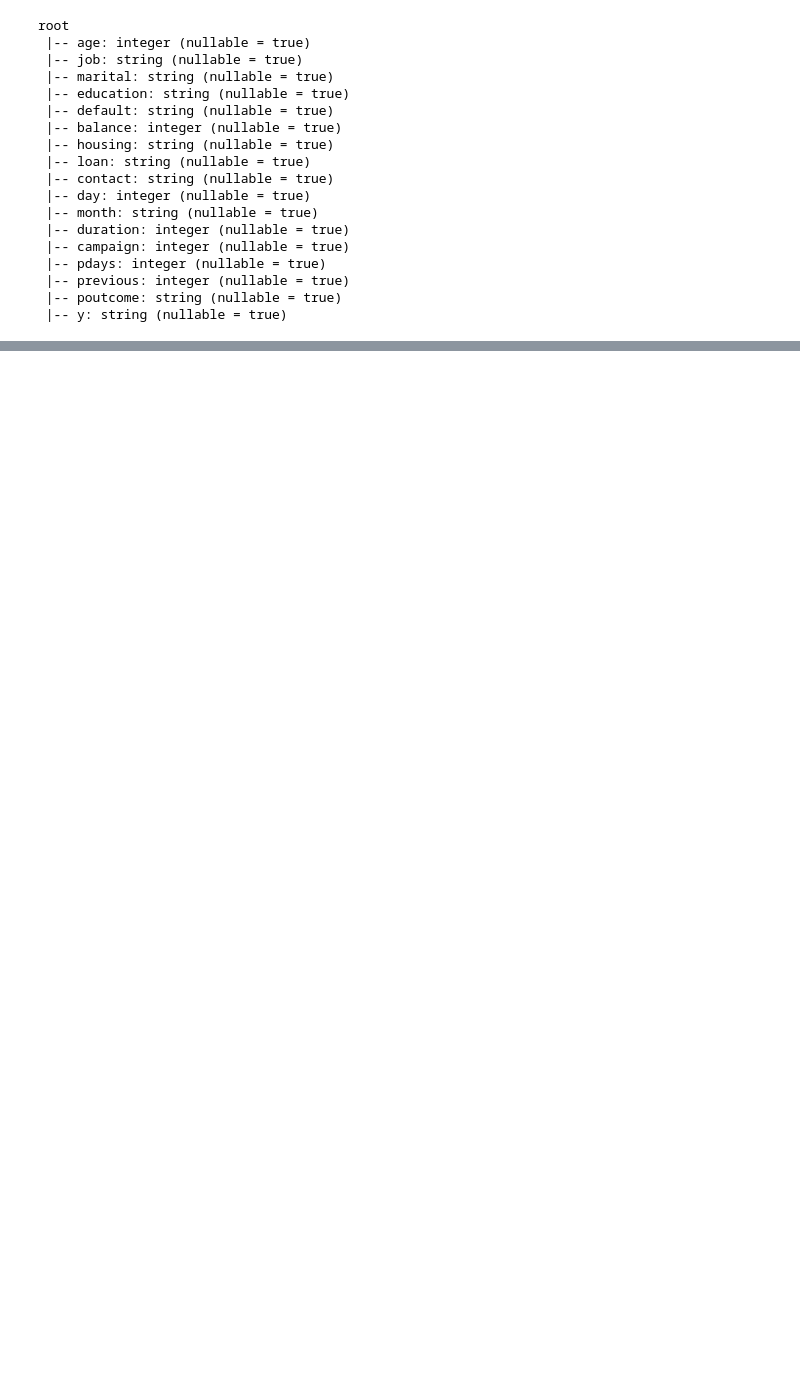
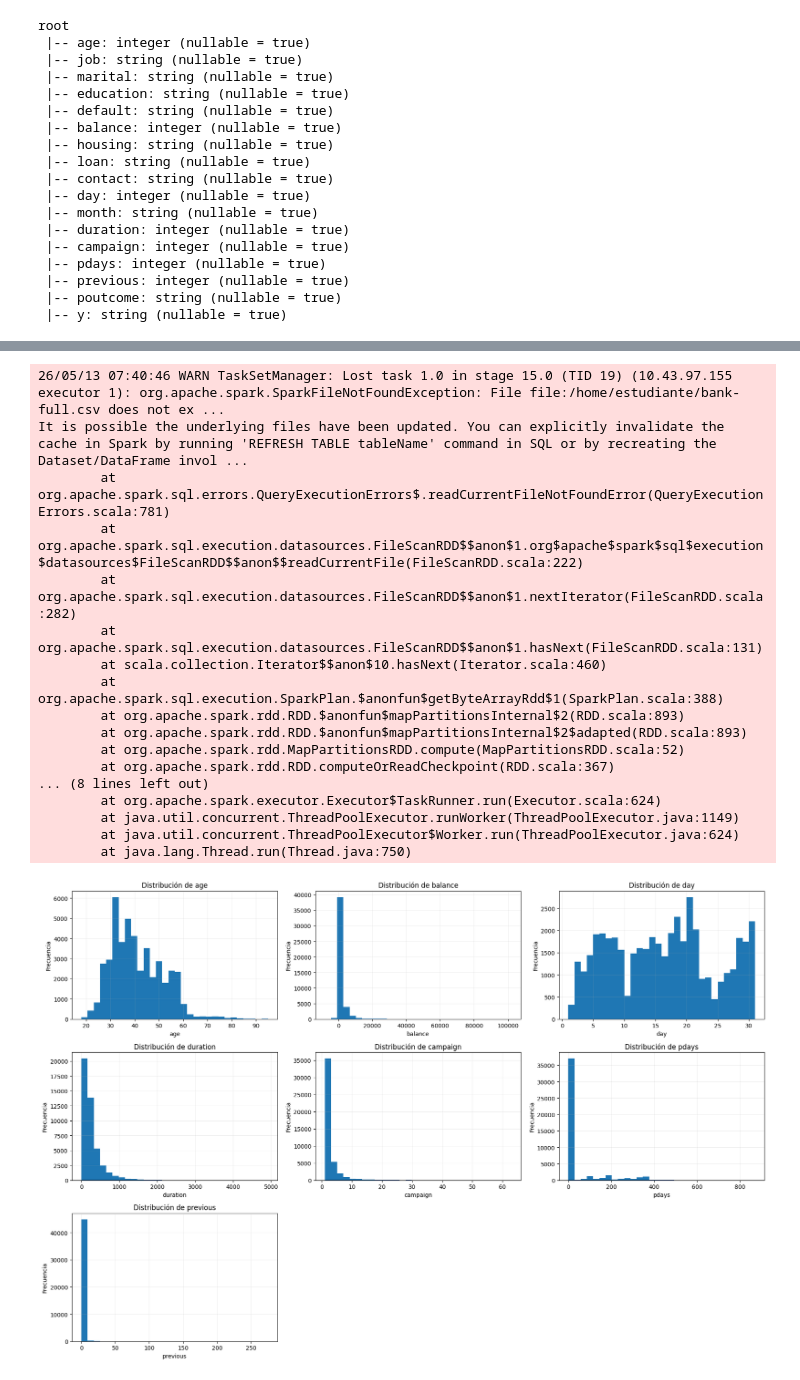
Before and after one commit to diegostrg/Parcial2ProcesamientoDeDatos, a Jupyter notebook: TallerMunozClasificacion.ipynb, the cells around one changed output, grey strips where cells are left out. Cells and saved outputs as stored; diff of their text form; code cells hidden in the pictures; blank space fills up the shorter version.

```diff
--- a/TallerMunozClasificacion.ipynb
+++ b/TallerMunozClasificacion.ipynb
@@ -246,0 +602,68 @@ plt.show()
+# %%
+# ==========================================================
+# Visualización exploratoria de variables numéricas
+# ==========================================================
+# Se analiza:
+#   - distribución
+#   - dispersión
+#   - asimetría
+#   - posibles outliers
+# ==========================================================
+# ----------------------------------------------------------
+# Seleccionar solo variables numéricas
+# ----------------------------------------------------------
+
+columnas_numericas = [
+    "age",
+    "balance",
+    "day",
+    "duration",
+    "campaign",
+    "pdays",
+    "previous"
+]
+
+pdf_num = df01.select(columnas_numericas).toPandas()
+
+
+# ==========================================================
+# HISTOGRAMAS
+# ==========================================================
+# Permiten ver distribución de frecuencia
+# ==========================================================
+
+fig, axes = plt.subplots(3, 3, figsize=(18, 12))
+axes = axes.flatten()
+
+for i, col in enumerate(columnas_numericas):
+    axes[i].hist(pdf_num[col], bins=30)
+    axes[i].set_title(f"Distribución de {col}", fontsize=12)
+    axes[i].set_xlabel(col)
+    axes[i].set_ylabel("Frecuencia")
+    axes[i].grid(alpha=0.2)
+
+# eliminar espacios vacíos
+for j in range(len(columnas_numericas), len(axes)):
+    fig.delaxes(axes[j])
+
+plt.tight_layout()
+plt.show()
+# %% [output]
+26/05/13 07:40:46 WARN TaskSetManager: Lost task 1.0 in stage 15.0 (TID 19) (10.43.97.155 executor 1): org.apache.spark.SparkFileNotFoundException: File file:/home/estudiante/bank-full.csv does not ex ...
+It is possible the underlying files have been updated. You can explicitly invalidate the cache in Spark by running 'REFRESH TABLE tableName' command in SQL or by recreating the Dataset/DataFrame invol ...
+        at org.apache.spark.sql.errors.QueryExecutionErrors$.readCurrentFileNotFoundError(QueryExecutionErrors.scala:781)
+        at org.apache.spark.sql.execution.datasources.FileScanRDD$$anon$1.org$apache$spark$sql$execution$datasources$FileScanRDD$$anon$$readCurrentFile(FileScanRDD.scala:222)
+        at org.apache.spark.sql.execution.datasources.FileScanRDD$$anon$1.nextIterator(FileScanRDD.scala:282)
+        at org.apache.spark.sql.execution.datasources.FileScanRDD$$anon$1.hasNext(FileScanRDD.scala:131)
+        at scala.collection.Iterator$$anon$10.hasNext(Iterator.scala:460)
+        at org.apache.spark.sql.execution.SparkPlan.$anonfun$getByteArrayRdd$1(SparkPlan.scala:388)
+        at org.apache.spark.rdd.RDD.$anonfun$mapPartitionsInternal$2(RDD.scala:893)
+        at org.apache.spark.rdd.RDD.$anonfun$mapPartitionsInternal$2$adapted(RDD.scala:893)
+        at org.apache.spark.rdd.MapPartitionsRDD.compute(MapPartitionsRDD.scala:52)
+        at org.apache.spark.rdd.RDD.computeOrReadCheckpoint(RDD.scala:367)
+... (8 lines left out)
+        at org.apache.spark.executor.Executor$TaskRunner.run(Executor.scala:624)
+        at java.util.concurrent.ThreadPoolExecutor.runWorker(ThreadPoolExecutor.java:1149)
+        at java.util.concurrent.ThreadPoolExecutor$Worker.run(ThreadPoolExecutor.java:624)
+        at java.lang.Thread.run(Thread.java:750)
+[figure, added]
```
Also changed, not shown: parts of 28 cells of this notebook.
